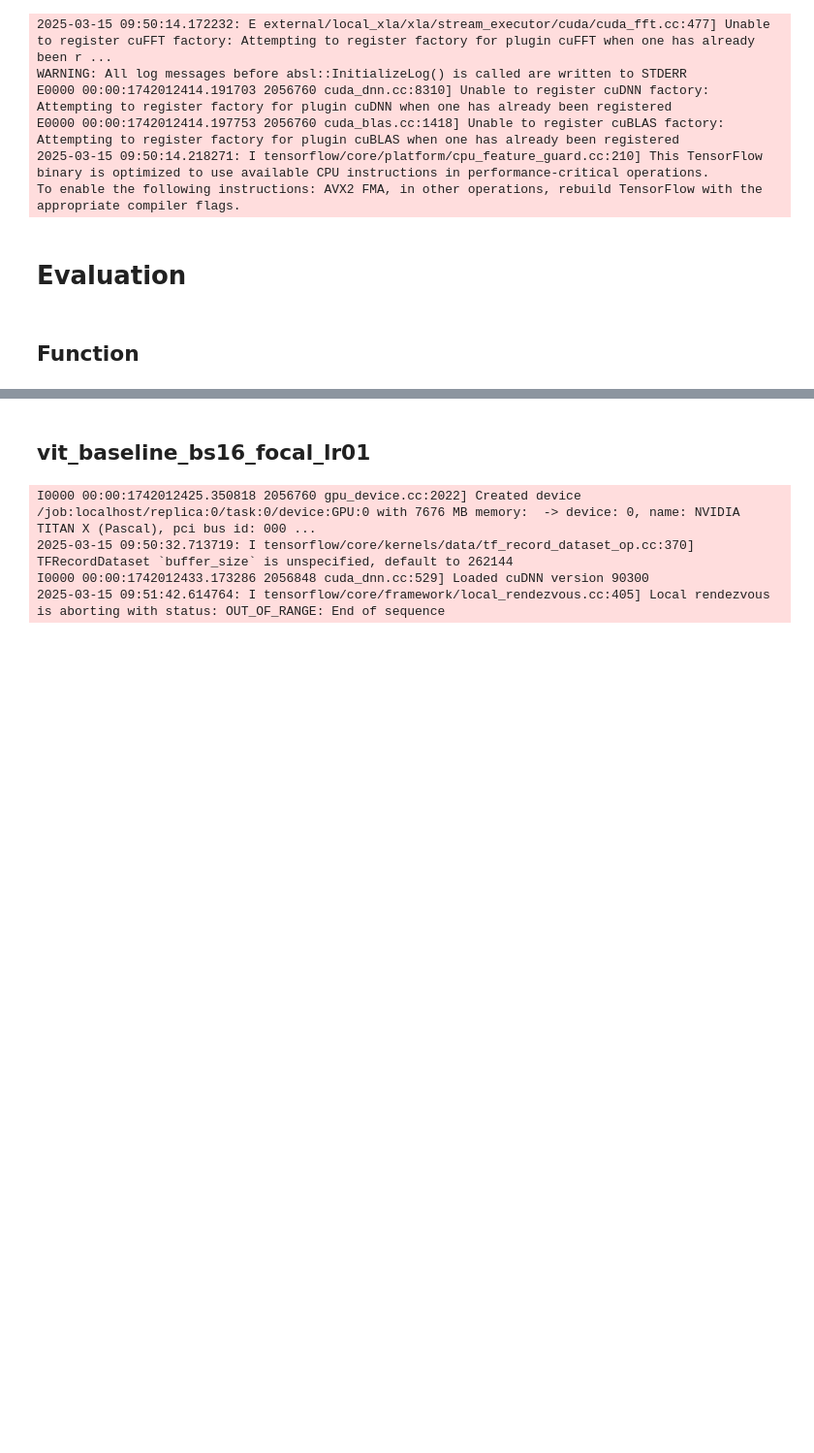
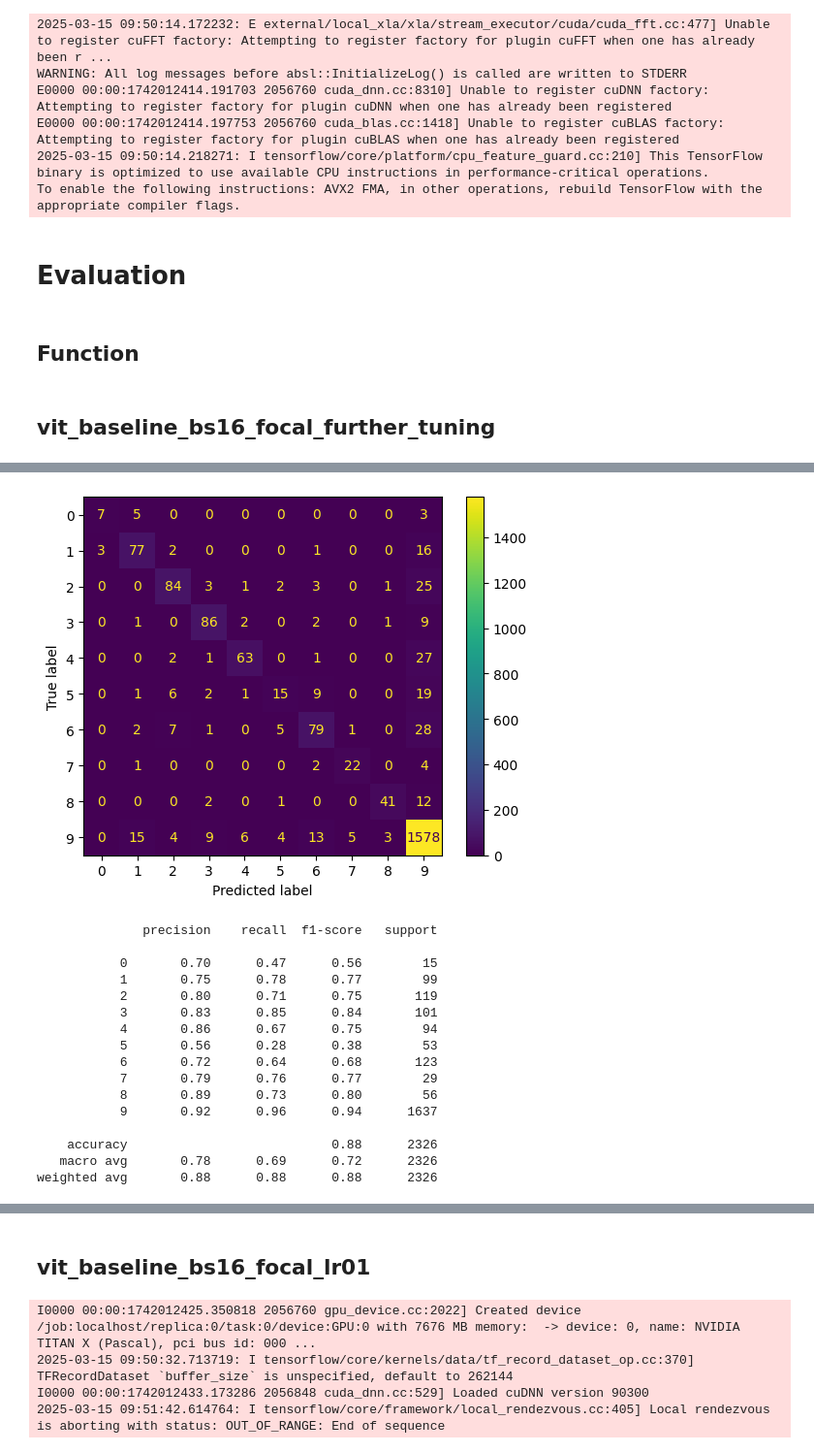
Before and after one commit to shashank3009/vit_resnet_finetuning, a Jupyter notebook: docs/evaluation.ipynb, the cells around one changed output, grey strips where cells are left out. Shown at 97% size. Drawn from its saved outputs; the diff is of its cells as text; code cells hidden in the pictures; blank space fills up the shorter version.

```diff
--- a/docs/evaluation.ipynb
+++ b/docs/evaluation.ipynb
@@ -68,3 +68,11 @@ def evalaution(model_path, test_data_path, custom_chkpt=None):
     plt.show()
 
     print(classification_report(labels, predictions))
+# %% [markdown]
+## vit_baseline_bs16_focal_further_tuning
+# %%
+# latest_checkpoint
+model_path = '/home/shashank/cv/vit_resnet_finetuning/model_experiments/orig_val_test_vit_baseline_bs16_focal/export'
+test_data_path = '/home/shashank/tensorflow_datasets/tfrecords/ArtDL/test-00000-of-00001.tfrecord'
+evalaution(model_path, test_data_path)
+# %% [output]
@@ -70,0 +83,17 @@ def evalaution(model_path, test_data_path, custom_chkpt=None):
+[figure, added]
+              precision    recall  f1-score   support
+
+           0       0.70      0.47      0.56        15
+           1       0.75      0.78      0.77        99
+           2       0.80      0.71      0.75       119
+           3       0.83      0.85      0.84       101
+           4       0.86      0.67      0.75        94
+           5       0.56      0.28      0.38        53
+           6       0.72      0.64      0.68       123
+           7       0.79      0.76      0.77        29
+           8       0.89      0.73      0.80        56
+           9       0.92      0.96      0.94      1637
+
+    accuracy                           0.88      2326
+   macro avg       0.78      0.69      0.72      2326
+weighted avg       0.88      0.88      0.88      2326
```
Also changed, not shown: parts of 2 cells of this notebook.
